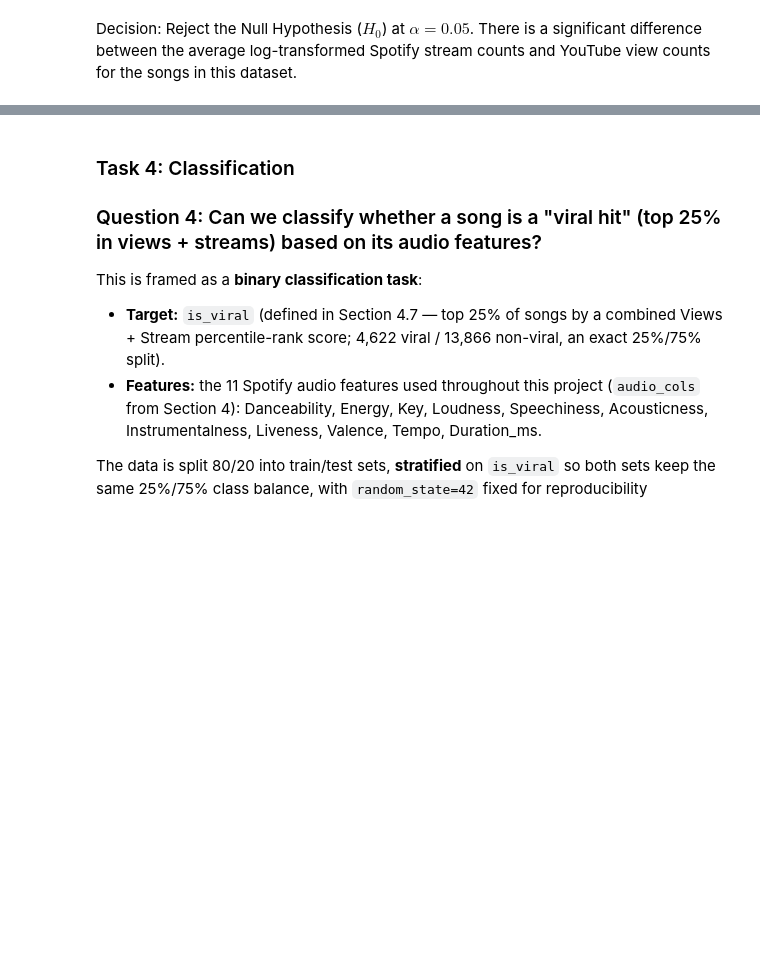
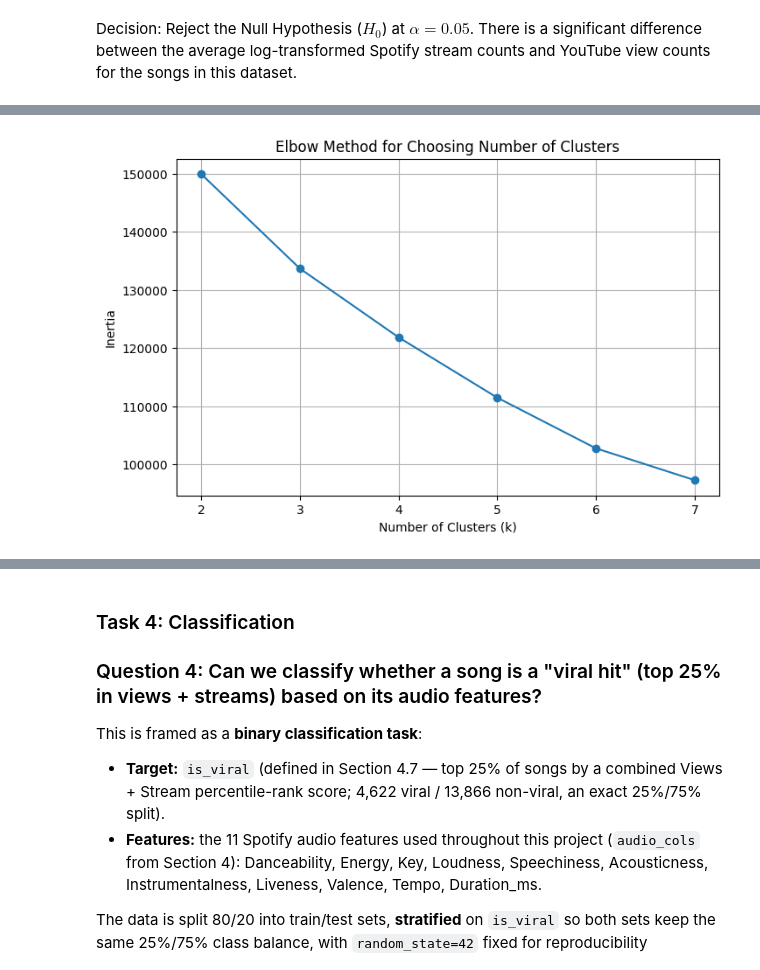
Before and after one commit to chanjyi/Spotify-vs-Youtube, a Jupyter notebook: TT6L_G05_Notebook.ipynb, the cells around one changed output, grey strips where cells are left out. Drawn from its saved outputs; the diff is of its cells as text; code cells hidden in the pictures; blank space fills up the shorter version.

```diff
--- a/TT6L_G05_Notebook.ipynb
+++ b/TT6L_G05_Notebook.ipynb
@@ -1133,0 +1142,89 @@ Decision: Reject the Null Hypothesis ($H_0$) at $\alpha = 0.05$. There is a sign
+# %%
+# Q3: K-Means Clustering Baseline
+
+import pandas as pd
+import numpy as np
+import matplotlib.pyplot as plt
+import seaborn as sns
+
+from sklearn.preprocessing import StandardScaler
+from sklearn.cluster import KMeans
+from sklearn.metrics import silhouette_score, davies_bouldin_score, calinski_harabasz_score
+
+# Select audio features for clustering
+cluster_features = [
+    'Danceability', 'Energy', 'Valence', 'Acousticness',
+    'Instrumentalness', 'Liveness', 'Speechiness',
+    'Loudness', 'Tempo', 'Duration_ms'
+]
+
+# Create clustering dataset from the cleaned dataframe
+df_cluster = df_clean[cluster_features].copy()
+
+# Drop missing values only for clustering
+df_cluster = df_cluster.dropna()
+
+# Standardize the audio features
+scaler = StandardScaler()
+X_cluster_scaled = scaler.fit_transform(df_cluster)
+
+# Compare different k values
+k_range = range(2, 8)
+
+inertia_values = []
+silhouette_scores = []
+
+for k in k_range:
+    kmeans = KMeans(n_clusters=k, random_state=42, n_init=10)
+    labels = kmeans.fit_predict(X_cluster_scaled)
+
+    inertia_values.append(kmeans.inertia_)
+    silhouette_scores.append(silhouette_score(X_cluster_scaled, labels))
+
+# Display silhouette score table
+silhouette_df = pd.DataFrame({
+    'Number of Clusters (k)': list(k_range),
+    'Silhouette Score': silhouette_scores
+})
+
+display(silhouette_df)
+
+# Plot elbow method
+plt.figure(figsize=(8, 5))
+plt.plot(list(k_range), inertia_values, marker='o')
+plt.title('Elbow Method for Choosing Number of Clusters')
+plt.xlabel('Number of Clusters (k)')
+plt.ylabel('Inertia')
+plt.xticks(list(k_range))
+plt.grid(True)
+plt.show()
+
+# Plot silhouette score
+plt.figure(figsize=(8, 5))
+plt.plot(list(k_range), silhouette_scores, marker='o')
+plt.title('Silhouette Score for Different k Values')
+plt.xlabel('Number of Clusters (k)')
+plt.ylabel('Silhouette Score')
+plt.xticks(list(k_range))
+plt.grid(True)
+plt.show()
+
+# Choose best k based on highest silhouette score
+best_k = int(silhouette_df.loc[
+    silhouette_df['Silhouette Score'].idxmax(),
+    'Number of Clusters (k)'
+])
+
+print("Best k based on silhouette score:", best_k)
+
+# Apply final K-Means clustering
+kmeans_final = KMeans(n_clusters=best_k, random_state=42, n_init=10)
+cluster_labels = kmeans_final.fit_predict(X_cluster_scaled)
+
+# Assign cluster labels back to df_clean
+df_clean.loc[df_cluster.index, 'cluster'] = cluster_labels
+
+# Check cluster count
+cluster_counts = df_clean['cluster'].value_counts().sort_index()
+display(cluster_counts)
+# %% [output]
@@ -1133,0 +1238 @@ Decision: Reject the Null Hypothesis ($H_0$) at $\alpha = 0.05$. There is a sign
+[figure, added]
```
Also changed, not shown: parts of 40 cells of this notebook, 1 other file.
